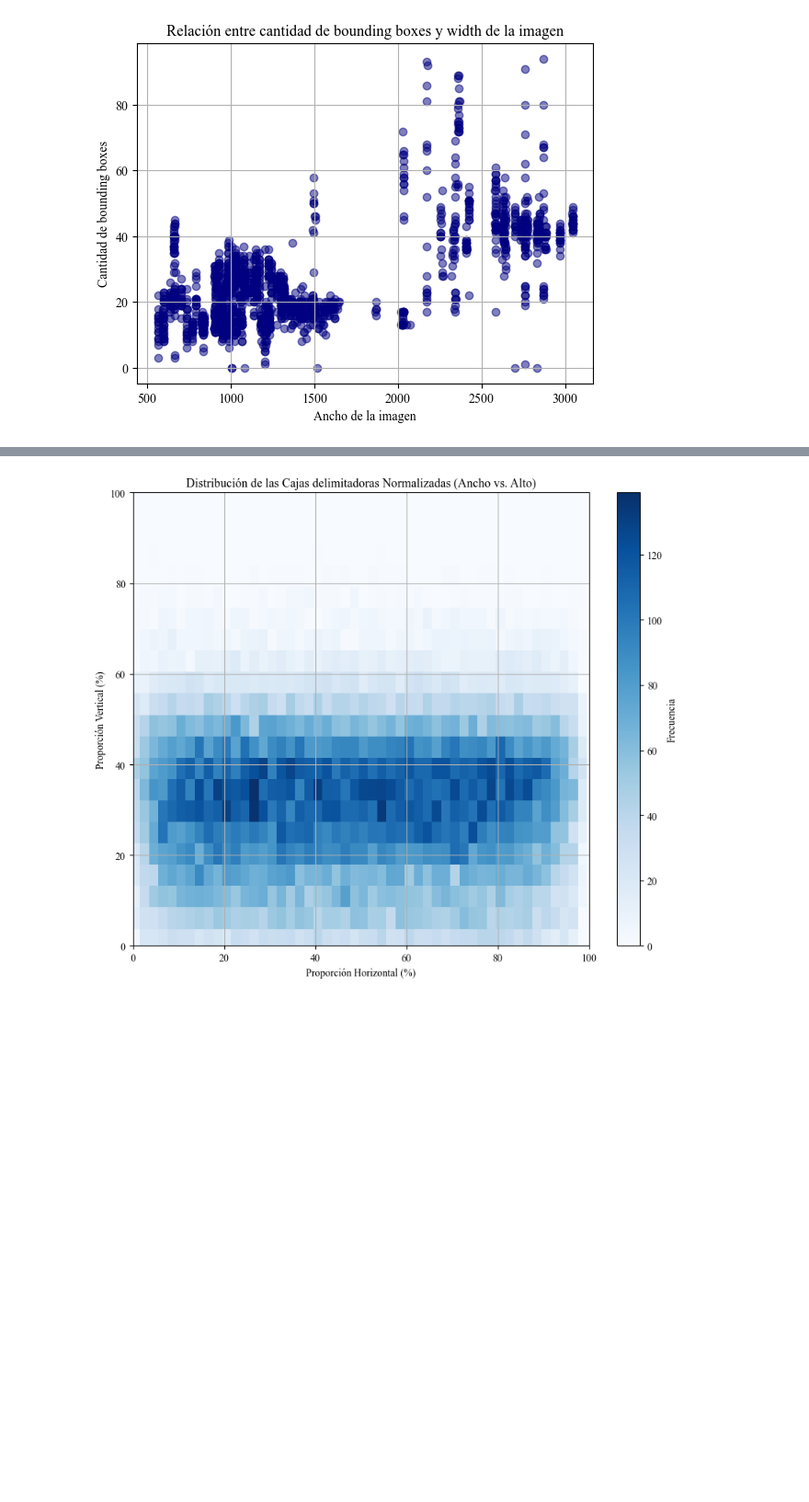
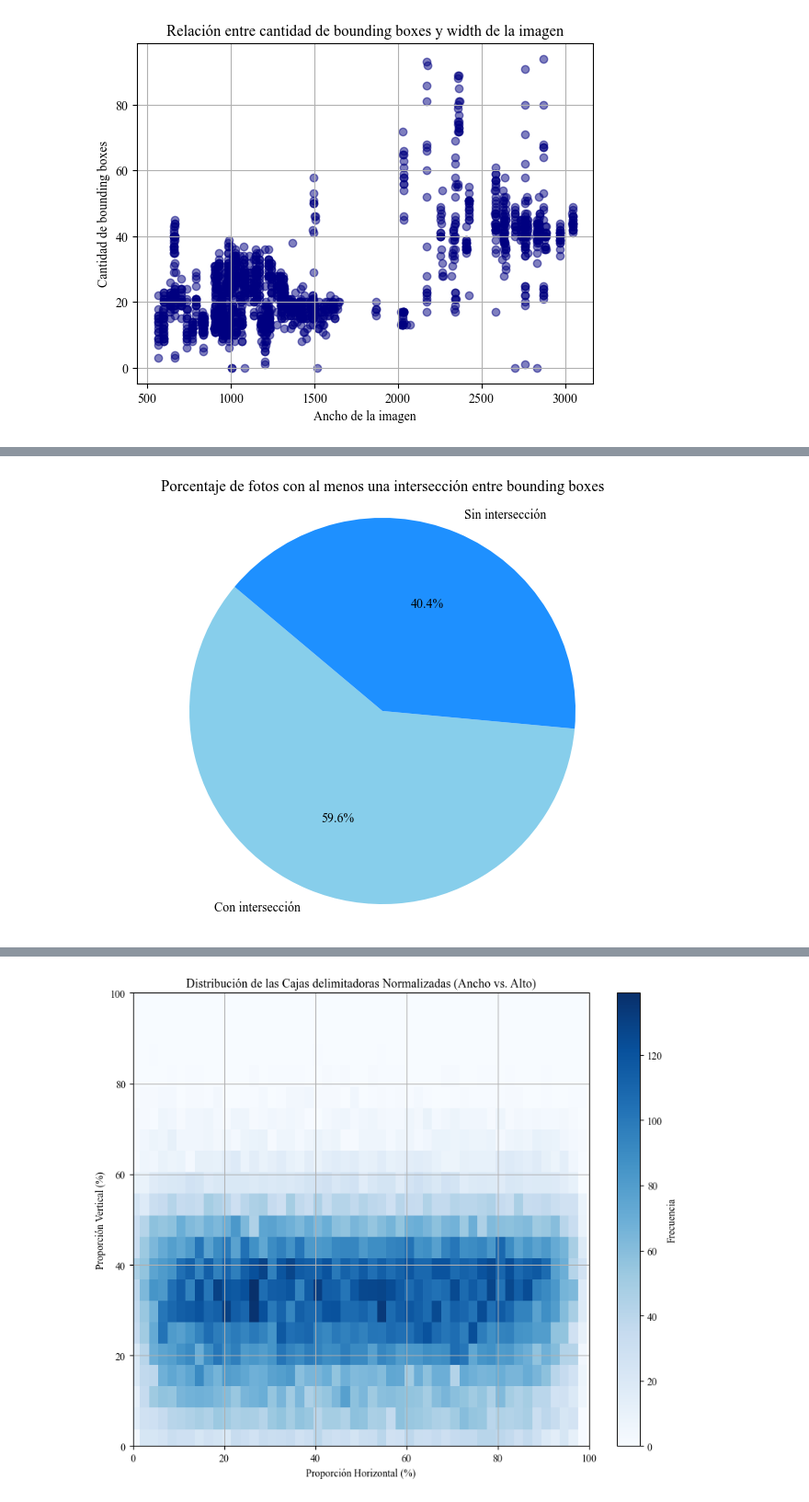
Before and after one commit to azulamakk/PF-vacasVaqueras, a Jupyter notebook: 01.0-am-EDA.ipynb, the cells around one changed output, grey strips where cells are left out. Shown at 92% size. Saved outputs shown, nothing was run; the diff lists cells and outputs as text; code cells hidden in the pictures; blank space fills up the shorter version.

```diff
--- a/01.0-am-EDA.ipynb
+++ b/01.0-am-EDA.ipynb
@@ -268,0 +305,32 @@ plt.show()
+# %%
+fotos_con_interseccion = 0
+total_fotos = len(data)
+
+for item in data:
+    annotations = item.get('annotations', [])
+    if len(annotations) < 2:
+        continue
+    for a, b in combinations(annotations, 2):
+        box_a = a.get('bounding_box', {})
+        box_b = b.get('bounding_box', {})
+        x1a, y1a, w1a, h1a = box_a.get('x', 0), box_a.get('y', 0), box_a.get('w', 0), box_a.get('h', 0)
+        x1b, y1b, w1b, h1b = box_b.get('x', 0), box_b.get('y', 0), box_b.get('w', 0), box_b.get('h', 0)
+        box1 = box(x1a, y1a, x1a + w1a, y1a + h1a)
+        box2 = box(x1b, y1b, x1b + w1b, y1b + h1b)
+        intersection = box1.intersection(box2)
+        if intersection.area > 0:
+            fotos_con_interseccion += 1
+            break
+
+fotos_sin_interseccion = total_fotos - fotos_con_interseccion
+
+sizes = [fotos_con_interseccion, fotos_sin_interseccion]
+labels = ['Con intersección', 'Sin intersección']
+
+plt.figure(figsize=(8, 6))
+plt.pie(sizes, labels=labels, autopct='%1.1f%%', startangle=140, colors=['skyblue', 'dodgerblue'])
+plt.title('Porcentaje de fotos con al menos una intersección entre bounding boxes')
+plt.axis('equal')
+plt.show()
+# %% [output]
+[figure, added]
```
Also changed, not shown: parts of 12 cells of this notebook.
